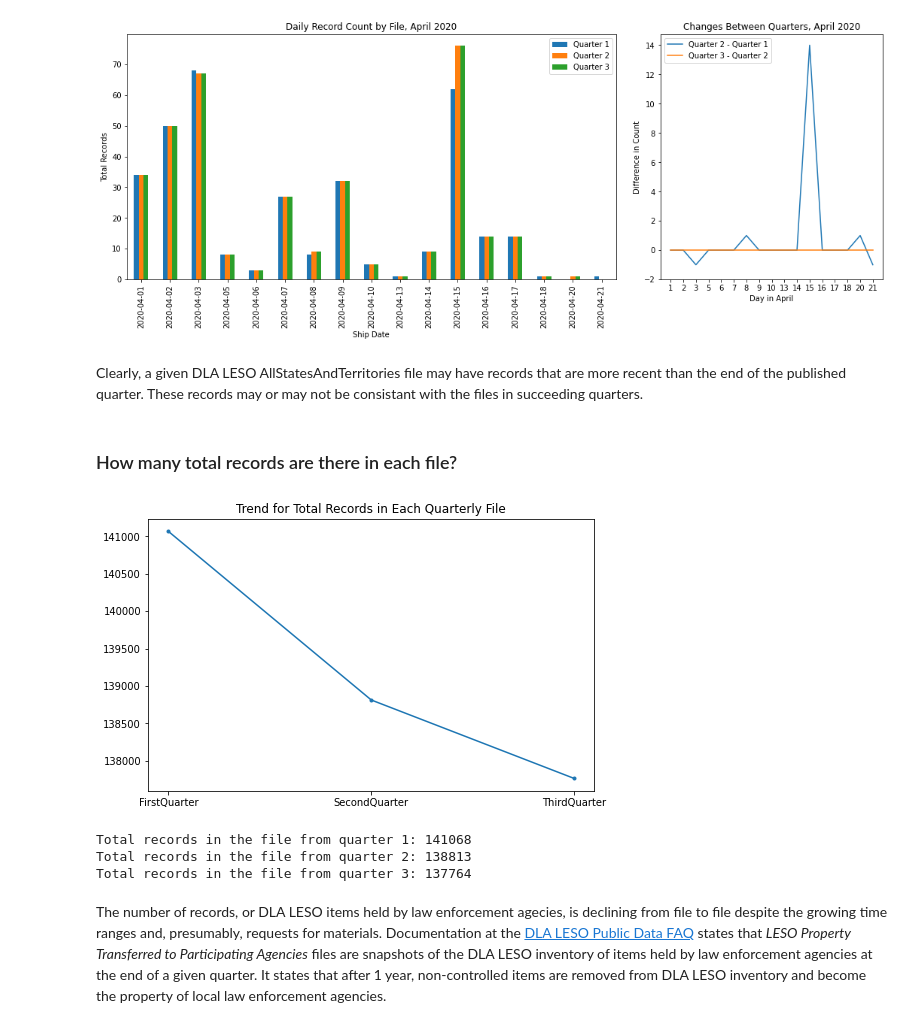
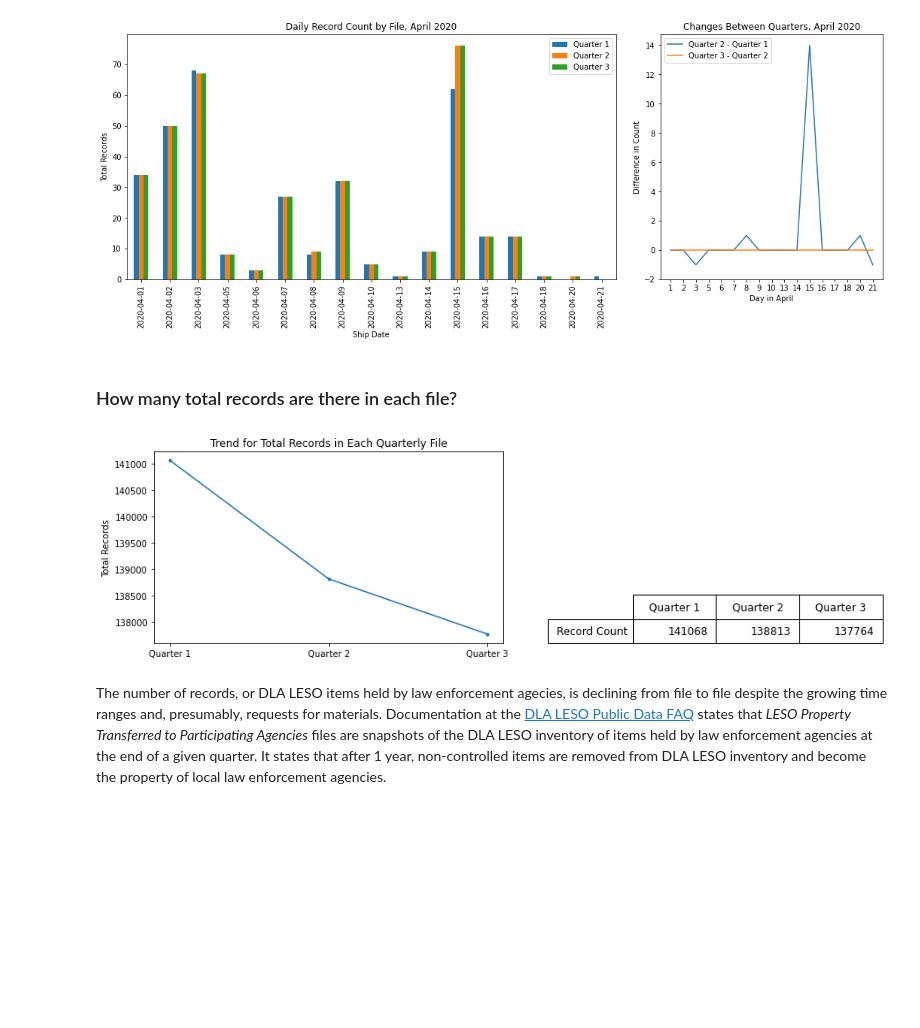
Before and after one commit to barbh1307/merge_DLA_LESO_data, a Jupyter notebook: notebooks/ExploreOriginalFiles/Inconsistancies_AllStatesAndTerritories.ipynb, the cells around one changed output. Saved outputs shown, nothing was run; the diff lists cells and outputs as text; code cells hidden in the pictures; blank space fills up the shorter version.

```diff
--- a/notebooks/ExploreOriginalFiles/Inconsistancies_AllStatesAndTerritories.ipynb
+++ b/notebooks/ExploreOriginalFiles/Inconsistancies_AllStatesAndTerritories.ipynb
@@ -108,31 +109,33 @@ april_differences.plot.line(ax=fig_ax2, legend=True,
 plt.show()
 # %% [output]
 [figure]
-# %% [markdown]
-Clearly, a given DLA LESO AllStatesAndTerritories file may have records that are more recent than the end of the published quarter. These records may or may not be consistant with the files in succeeding quarters.
 # %% [markdown]
 ### How many total records are there in each file?
 # %%
-#    Explore total records in each file
-ax = pd.Series({'FirstQuarter': file_quarters_dict['transfers1'][0].shape[0],
-                'SecondQuarter': file_quarters_dict['transfers2'][0].shape[0],
-                'ThirdQuarter': file_quarters_dict['transfers3'][0].shape[0]}).\
-        plot(figsize=(8,5), xticks=(range(3)), style='.-',
-             title="Trend for Total Records in Each Quarterly File")
+#    Explore total records in each file for x in file_quarters_dict.values()
+transfer_count_series = pd.Series({'Quarter 1': file_quarters_dict['transfers1'][0].shape[0],
+                                   'Quarter 2': file_quarters_dict['transfers2'][0].shape[0],
+                                   'Quarter 3': file_quarters_dict['transfers3'][0].shape[0]})
+
+#    Make a graph
+fig = plt.figure(constrained_layout=False, figsize=(18,8))
+
+gs1 = fig.add_gridspec(nrows=1, ncols=10)
+fig_ax1 = fig.add_subplot(gs1[0,:6])
+transfer_count_series.plot(ax=fig_ax1, figsize=(12, 4), ylabel='Total Records',
+                                                             xticks=(range(3)), style='.-',
+                                                             title='Trend for Total Records in Each Quarterly File')
+
+ax2 = fig.add_subplot(gs1[0,8])
+font_size=12
+bbox=[0, 0, 5, .25]
+ax2.axis('off')
+table_ax1 = ax2.table(cellText = [transfer_count_series.values], rowLabels = ['Record Count'],
+                      bbox=bbox, colLabels=transfer_count_series.index.astype(str))
+table_ax1.auto_set_font_size(False)
+table_ax1.set_fontsize(font_size)
 # %% [output]
-[figure, old version]
+[figure, new version]
-# %%
-#    Commentary
-trans1_record_count = int(file_quarters_dict['transfers1'][0].shape[0])
-trans2_record_count = int(file_quarters_dict['transfers2'][0].shape[0])
-trans3_record_count = int(file_quarters_dict['transfers3'][0].shape[0])
-print('Total records in the file from quarter 1:',trans1_record_count)
-print('Total records in the file from quarter 2:',trans2_record_count)
-print('Total records in the file from quarter 3:',trans3_record_count)
-# %% [output]
-Total records in the file from quarter 1: 141068
-Total records in the file from quarter 2: 138813
-Total records in the file from quarter 3: 137764
 # %% [markdown]
 The number of records, or DLA LESO items held by law enforcement agecies, is declining from file to file despite the growing time ranges and, presumably, requests for materials. Documentation at the [DLA LESO Public Data FAQ](https://www.dla.mil/DispositionServices/Offers/Reutilization/LawEnforcement/ProgramFAQs.aspx) states that *LESO Property Transferred to Participating Agencies* files are snapshots of the DLA LESO inventory of items held by law enforcement agencies at the end of a given quarter. It states that after 1 year, non-controlled items are removed from DLA LESO inventory and become the property of local law enforcement agencies.
 # %% [markdown]
```
Also changed, not shown: parts of 19 cells of this notebook.
